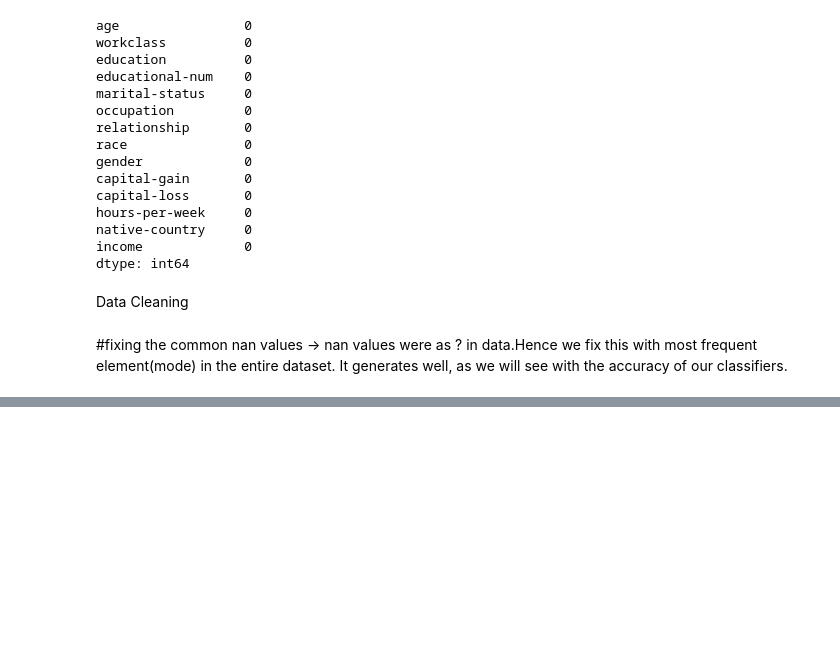
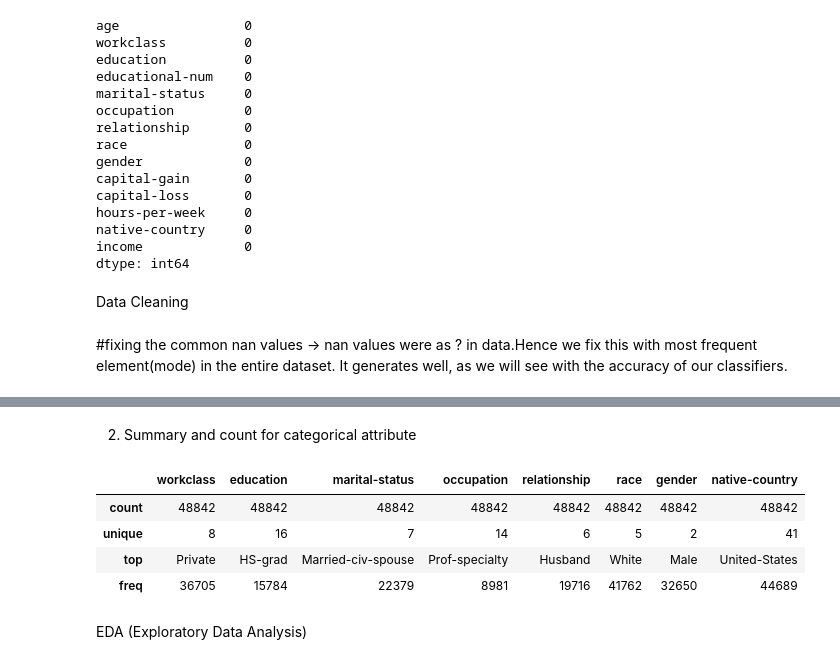
Before and after one commit to dinesh16adh/Data-Science-Projects., a Jupyter notebook: simple_eda_on_income_data.ipynb, the cells around one changed output, grey strips where cells are left out. Drawn from its saved outputs; the diff is of its cells as text; code cells hidden in the pictures; blank space fills up the shorter version.

```diff
--- a/simple_eda_on_income_data.ipynb
+++ b/simple_eda_on_income_data.ipynb
@@ -85,0 +131,12 @@ data['native-country'][data['native-country']=='?']=most_freq_attrib
+# %% [markdown]
+2. Summary and count for categorical attribute
+# %%
+data.describe(include=["O"])
+# %% [output]
+|  | workclass | education | marital-status | occupation | relationship | race | gender | native-country |
+| count | 48842 | 48842 | 48842 | 48842 | 48842 | 48842 | 48842 | 48842 |
+| unique | 8 | 16 | 7 | 14 | 6 | 5 | 2 | 41 |
+| top | Private | HS-grad | Married-civ-spouse | Prof-specialty | Husband | White | Male | United-States |
+| freq | 36705 | 15784 | 22379 | 8981 | 19716 | 41762 | 32650 | 44689 |
+# %% [markdown]
+EDA (Exploratory Data Analysis)
```
Also changed, not shown: parts of 6 cells of this notebook.
